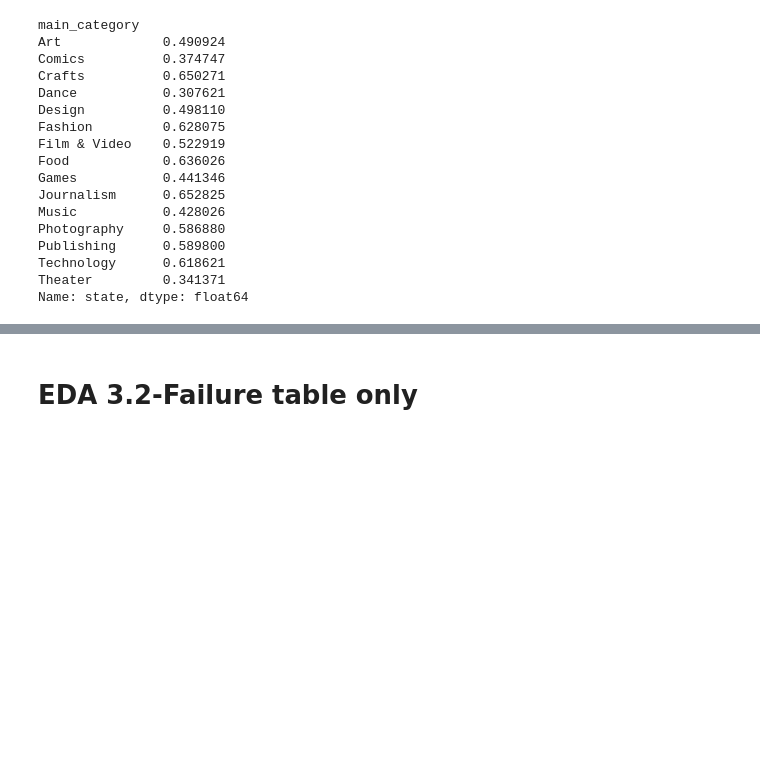
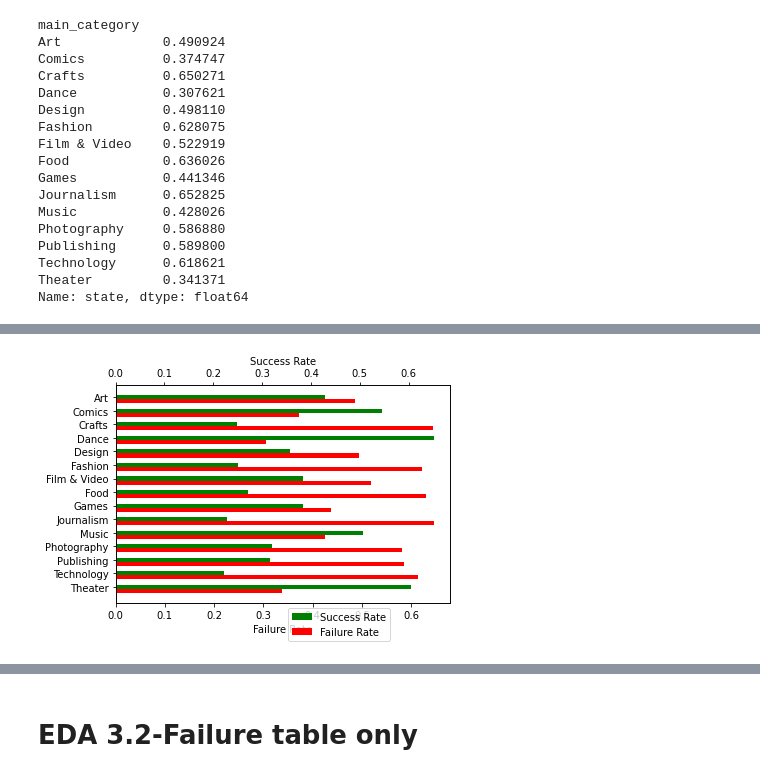
Before and after one commit to TheAidanAu/kickstarter, a Jupyter notebook: EDA2_Kickstaerter.ipynb, the cells around one changed output, grey strips where cells are left out. Cells and saved outputs as stored; diff of their text form; code cells hidden in the pictures; blank space fills up the shorter version.

```diff
--- a/EDA2_Kickstaerter.ipynb
+++ b/EDA2_Kickstaerter.ipynb
@@ -872,0 +872,29 @@ plt.show()
+# %%
+#You can do side by side but it's much harder
+import numpy as np # We're going to import np for np.arange().
+# np.arange(10) is similar to range(10), and it allows us to shift
+# each value in it by the bar width as you can see below.
+main_cat_axis = np.arange(15,0,-1)
+
+# We need to create subplots in order to overlay two bar plots
+# with proper axes on the left hand side and the right hand side.
+fig, ax1 = plt.subplots()
+
+height = -0.3 # This is the width of each bar in the bar plot.
+plt.yticks(main_cat_axis, df_success_subplot.index, rotation='horizontal')
+axis_success_rate = ax1.barh(main_cat_axis, df_success_subplot.values, height,color='green') # for the legend
+plt.xlabel('Failure Rate') #y-asix label on the right
+
+
+# ax1.twinx() gives us the same x-axis with the y-axis on the right.
+ax2 = ax1.twiny()
+axis_failure_rate = ax2.barh(main_cat_axis + height, df_fail_subplot.values,
+              height, color='red') # for the legend
+
+plt.xlabel('Success Rate') #y-asix label on the left
+plt.legend([axis_success_rate,axis_failure_rate],
+           ['Success Rate','Failure Rate'],bbox_to_anchor=(0.5, 0), loc='upper left', ncol=1)
+fig = plt.gcf() # get current figure
+plt.show()
+# %% [output]
+[figure, added]
```
Also changed, not shown: parts of 14 cells of this notebook.
